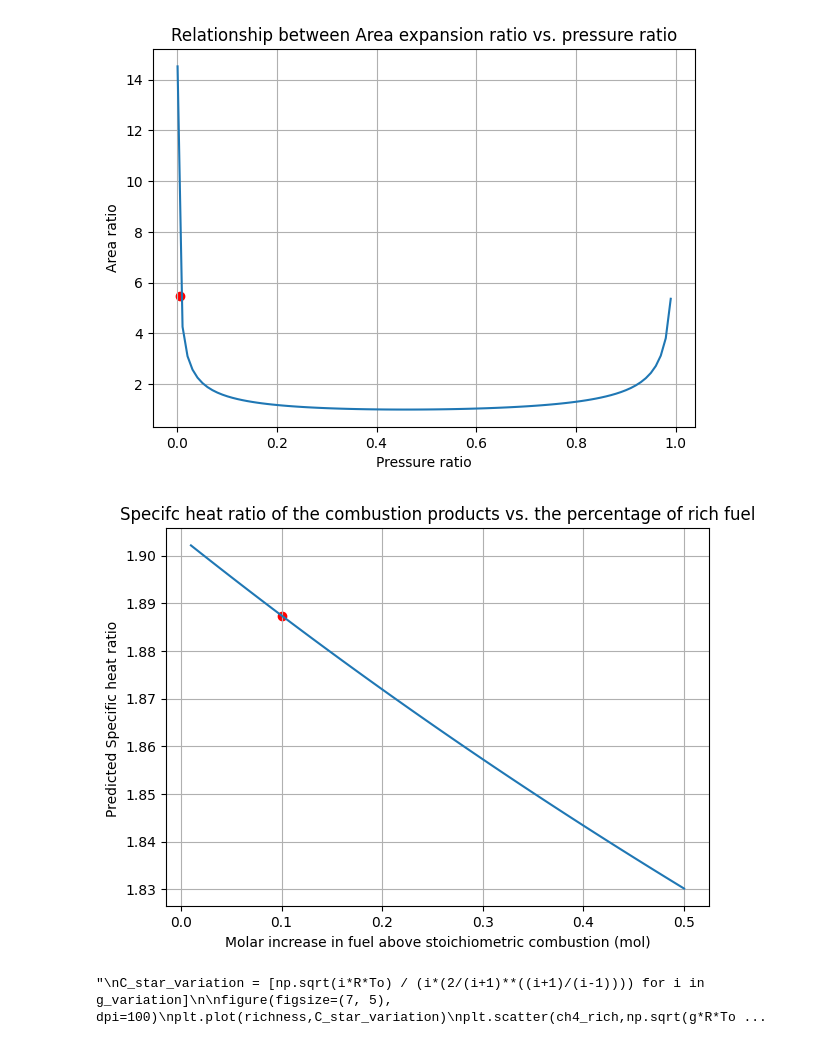
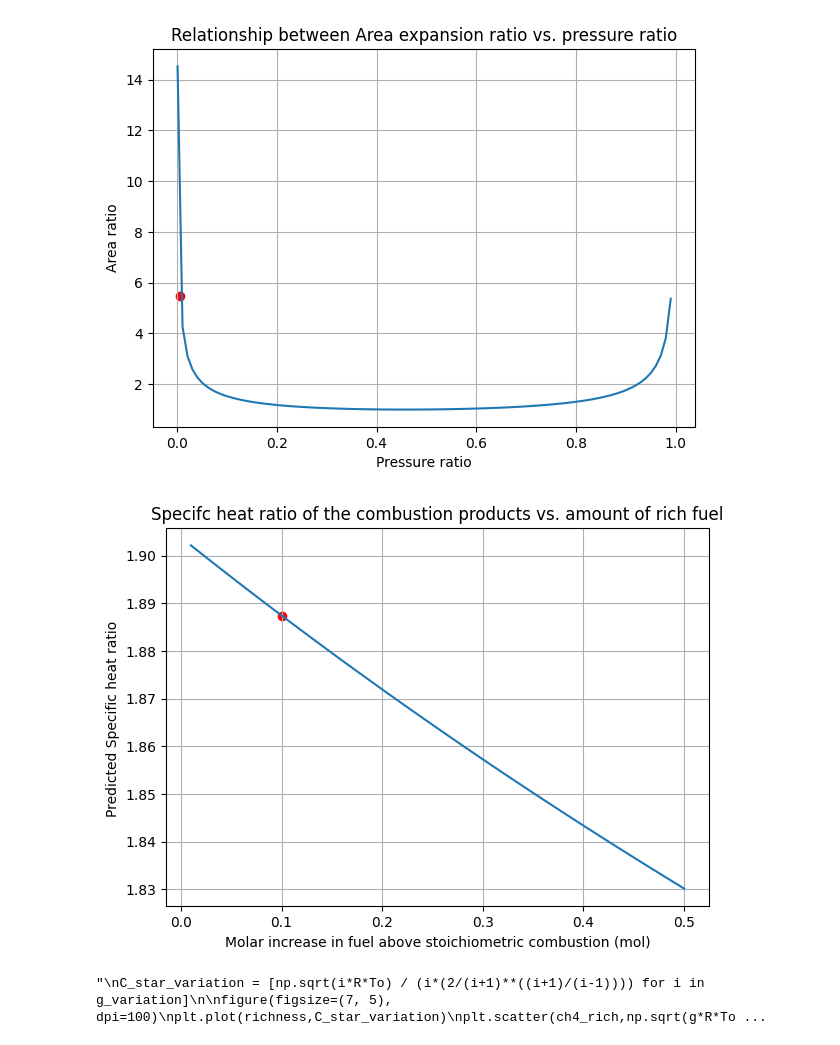
Before and after one commit to mikeortiz5190/Basic-Portfolio, a Jupyter notebook: Nozzle_Design_Code_6_One_trapizoid_node_Segments_ALL_LAYERS_Implicit_Opposite_flow_cooling_.ipynb, the cells around one changed output. Cells and saved outputs as stored; diff of their text form; code cells hidden in the pictures.

```diff
--- a/Nozzle_Design_Code_6_One_trapizoid_node_Segments_ALL_LAYERS_Implicit_Opposite_flow_cooling_.ipynb
+++ b/Nozzle_Design_Code_6_One_trapizoid_node_Segments_ALL_LAYERS_Implicit_Opposite_flow_cooling_.ipynb
@@ -119,28 +119,28 @@ plt.show()
 # %%
 g_variation = []
 richness = np.linspace(0.01,0.50,50)
 CH4_kg_mol = []
 for i in range(len(richness)):
   Total_MM = (2*M_H2O) + M_CO2 + (richness[i]*M_CH4)
   per_H20 = (2*M_H2O)/Total_MM
   per_CO2 = M_CO2/Total_MM
   per_CH4 = (richness[i]*M_CH4)/Total_MM
 
   effective_MM = 1 / ((per_H20/M_H2O) + (per_CO2/M_CO2) + (per_CH4/M_CH4))
   ch4_level = (richness[i]*M_CH4)
   calc_g = 1 / ((per_H20/g_H2O) + (per_CO2/g_CO2) + (per_CH4/g_CH4))
   g_variation.append(calc_g)
 
 figure(figsize=(7, 5), dpi=100)
 plt.plot(richness,g_variation)
 plt.scatter(ch4_rich,g, color='red')
 plt.grid()
-plt.title('Specifc heat ratio of the combustion products vs. the percentage of rich fuel')
+plt.title('Specifc heat ratio of the combustion products vs. amount of rich fuel')
 plt.ylabel('Predicted Specific heat ratio ')
 plt.xlabel('Molar increase in fuel above stoichiometric combustion (mol)')
 plt.show()
 # %% [output]
-[figure, old version]
+[figure, new version]
 # %%
 '''
 C_star_variation = [np.sqrt(i*R*To) / (i*(2/(i+1)**((i+1)/(i-1)))) for i in g_variation]
```
